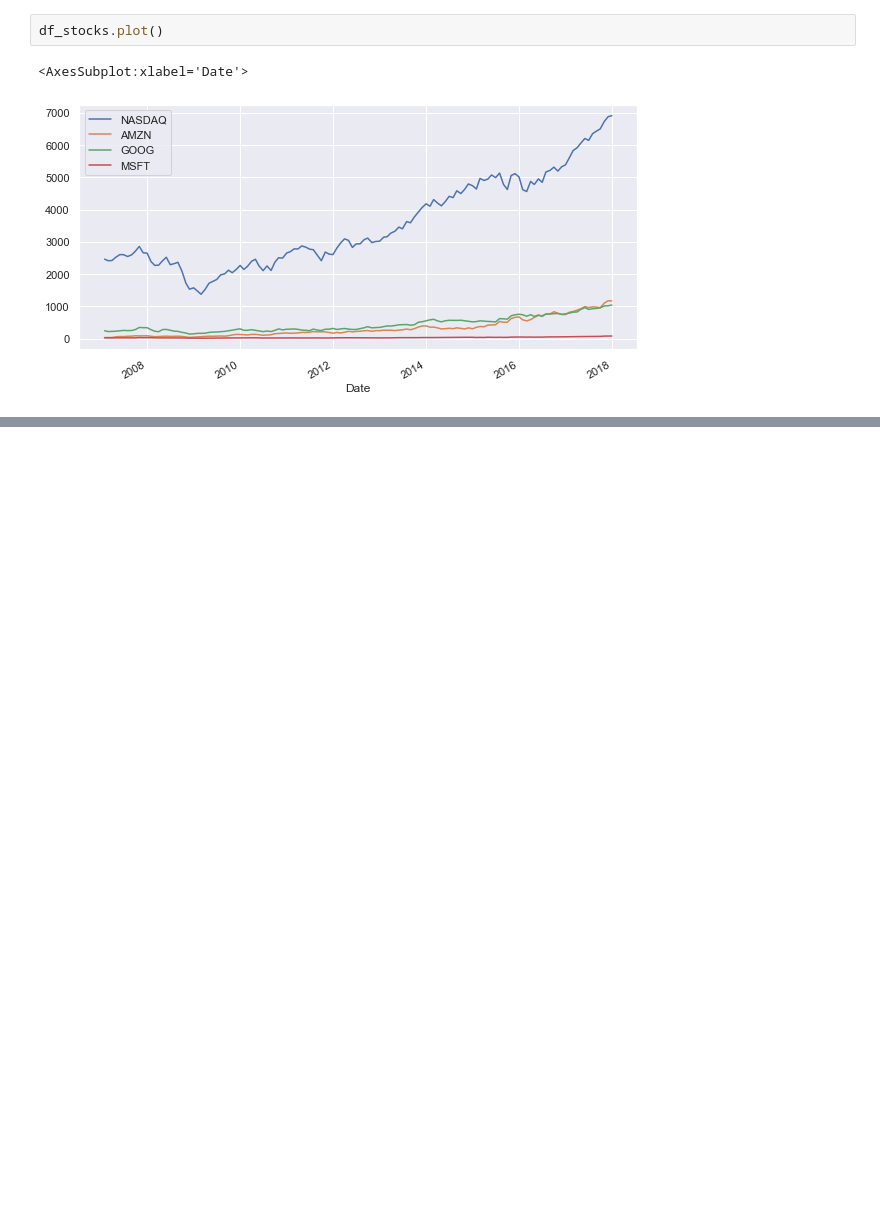
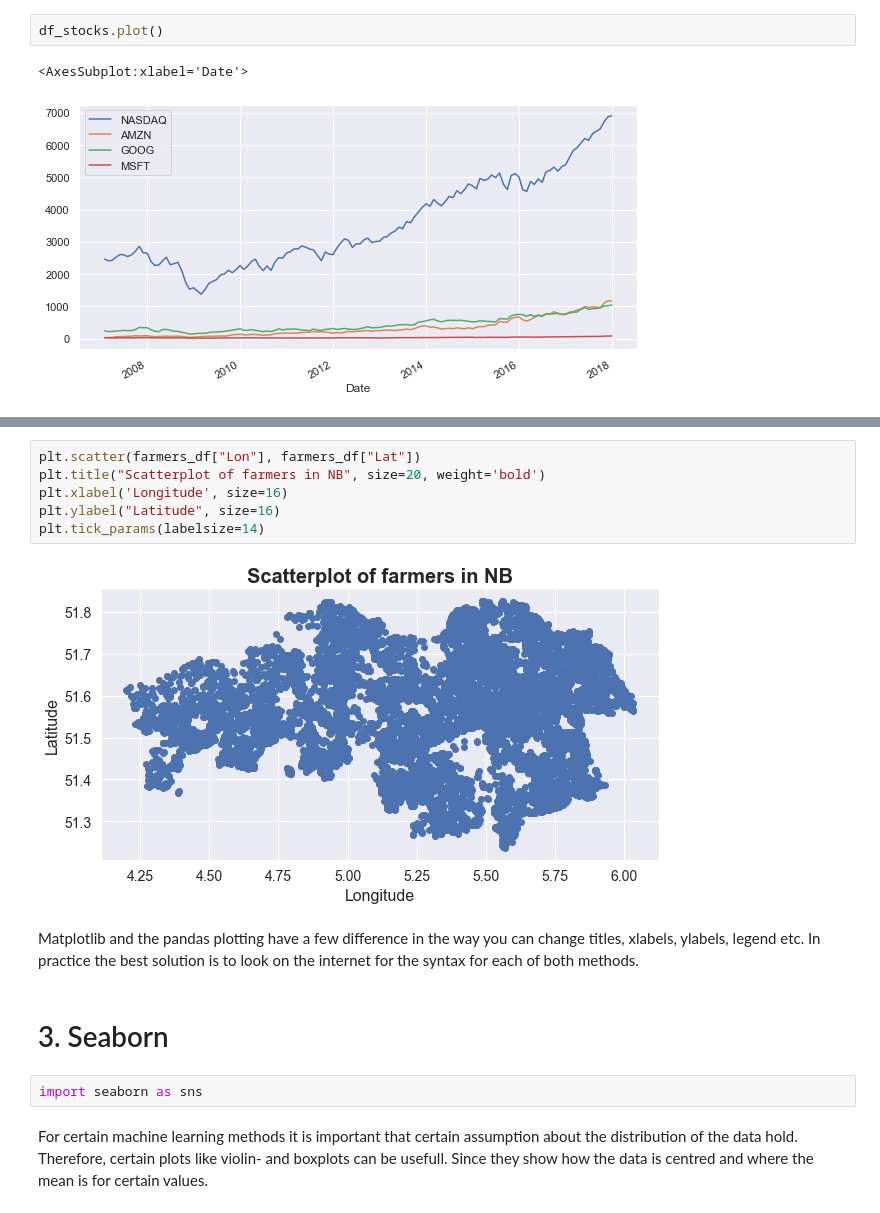
Before and after one commit to lzolyomi/Healthy-Data, a Jupyter notebook: data_track/visualization.ipynb, the cells around one changed output, grey strips where cells are left out. Drawn from its saved outputs; the diff is of its cells as text; blank space fills up the shorter version.

```diff
--- a/data_track/visualization.ipynb
+++ b/data_track/visualization.ipynb
@@ -382,0 +444,16 @@ df_stocks.plot()
+# %%
+plt.scatter(farmers_df["Lon"], farmers_df["Lat"])
+plt.title("Scatterplot of farmers in NB", size=20, weight='bold')
+plt.xlabel('Longitude', size=16)
+plt.ylabel("Latitude", size=16)
+plt.tick_params(labelsize=14)
+# %% [output]
+[figure, added]
+# %% [markdown]
+Matplotlib and the pandas plotting have a few difference in the way you can change titles, xlabels, ylabels, legend etc. In practice the best solution is to look on the internet for the syntax for each of both methods.
+# %% [markdown]
+# <span class="section">3.</span> Seaborn
+# %%
+import seaborn as sns
+# %% [markdown]
+For certain machine learning methods it is important that certain assumption about the distribution of the data hold. Therefore, certain plots like violin- and boxplots can be usefull. Since they show how the data is centred and where the mean is for certain values.
```
Also changed, not shown: parts of 34 cells of this notebook, 2 other files.
